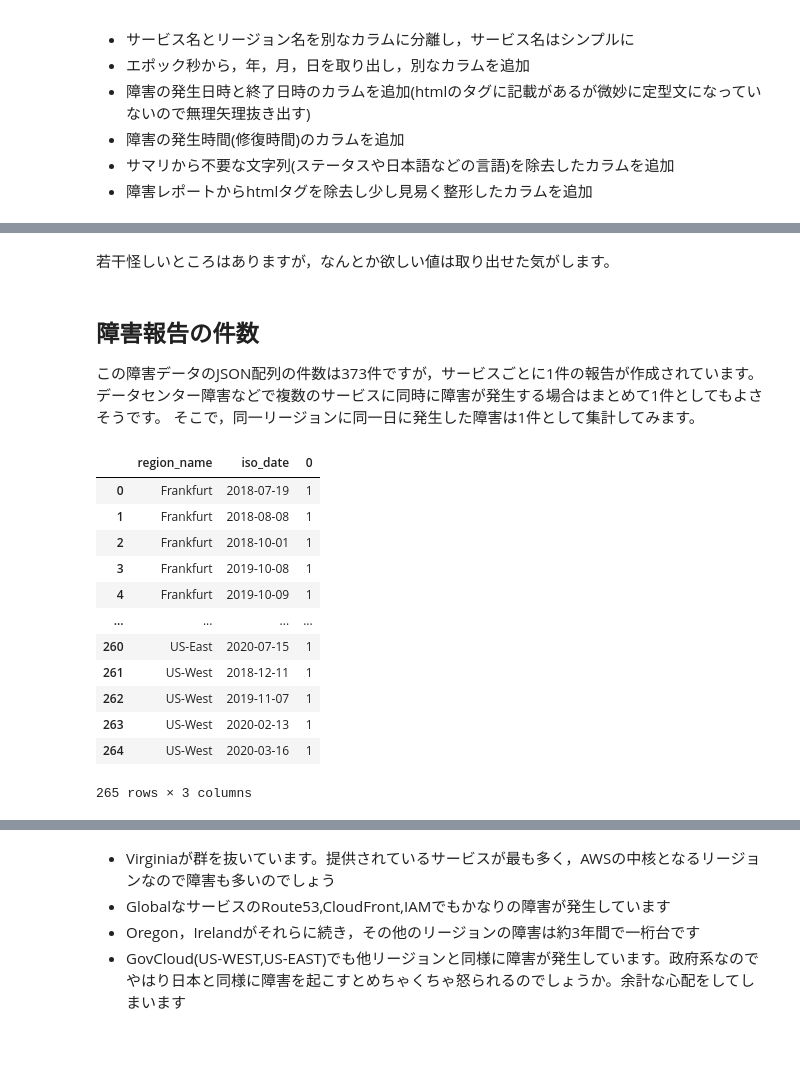
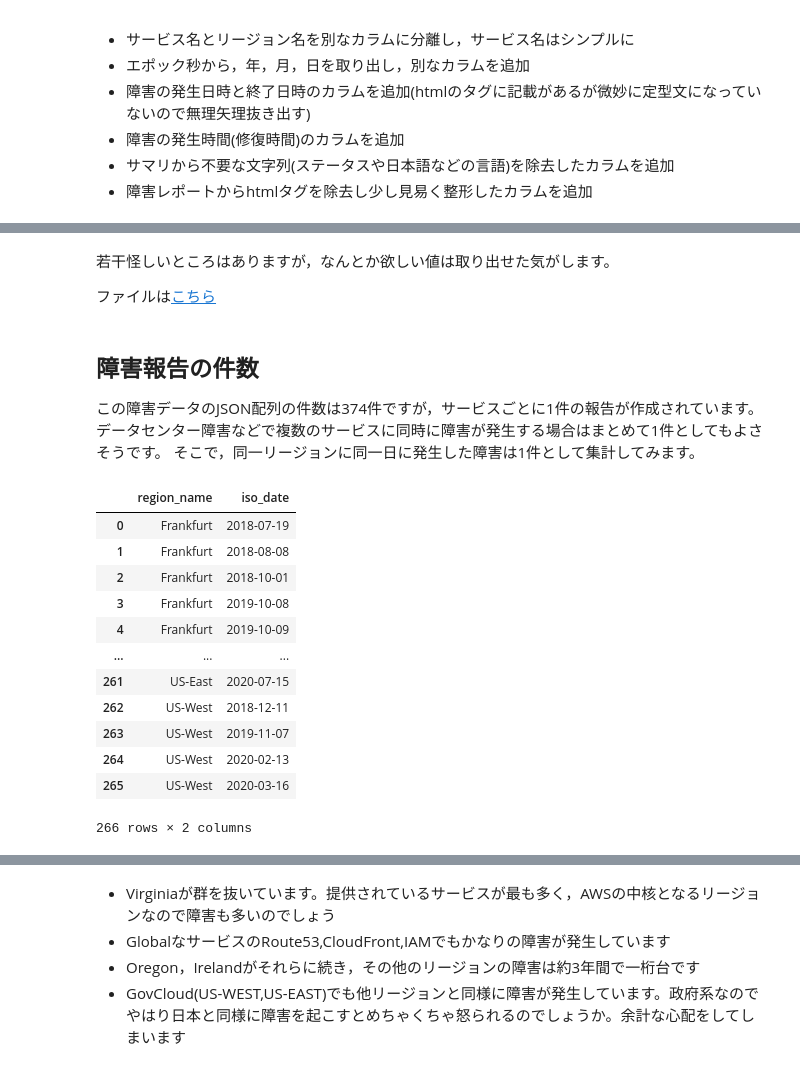
Before and after one commit to rafflesiana/aws-service-health-study, a Jupyter notebook: main.ipynb, the cells around one changed output, grey strips where cells are left out. Saved outputs shown, nothing was run; the diff lists cells and outputs as text; code cells hidden in the pictures.

```diff
--- a/main.ipynb
+++ b/main.ipynb
@@ -96,7 +98,7 @@ def extract_failure_start_end(description):
         )
         > 2
     ):
-        return extract_time(m[0][0]), extract_time(m[-1][1]), 1
+        return extract_time(m[0][0]), extract_time(m[-1][1])
 
     # Most cases
     if (
@@ -105,12 +107,11 @@ def extract_failure_start_end(description):
             description,
         )
     ) and re.match(r"\d{1,2}:\d{2}", m.group(1)):
-        return extract_time(m.group(1)), extract_time(m.group(2)), 2
+        return extract_time(m.group(1)), extract_time(m.group(2))
 
     # Others
     start_time = ""
     end_time = ""
-    pattern = 3
 
     if (
         m := re.match(
@@ -119,7 +120,6 @@ def extract_failure_start_end(description):
         )
     ) :
         start_time = m.group(1)
-        pattern += 1
 
     if (m := re.findall(r"(\d{1,2}:\d{2} ?(?:AM|PM))", description)) :
         if not start_time:
@@ -127,12 +127,10 @@ def extract_failure_start_end(description):
 
         if m[-1] == start_time and len(m) > 2:
             end_time = m[-2]
-            pattern += 1
         else:
             end_time = m[-1]
-            pattern += 2
 
-    return extract_time(start_time), extract_time(end_time), pattern
+    return extract_time(start_time), extract_time(end_time)
 
 
 def parse_time(dt, time):
@@ -183,7 +181,7 @@ def preprocess(df):
     df["simple_service_name"], df["region_name"] = zip(
         *df["service_name"].map(extract_service_name)
     )
-    df["start_time"], df["end_time"], df["pattern_for_debug"] = zip(
+    df["start_time"], df["end_time"] = zip(
         *df["description"].map(extract_failure_start_end)
     )
     df["timezone"] = df["description"].map(
@@ -219,24 +217,26 @@ df
-# %% [markdown]
-若干怪しいところはありますが，なんとか欲しい値は取り出せた気がします。
+# %% [markdown]
+若干怪しいところはありますが，なんとか欲しい値は取り出せた気がします。
+
+ファイルは[こちら](https://github.com/rafflesiana/aws-service-health-study/blob/main/dataframe.csv)
 # %% [markdown]
 ## 障害報告の件数
-この障害データのJSON配列の件数は373件ですが，サービスごとに1件の報告が作成されています。
+この障害データのJSON配列の件数は374件ですが，サービスごとに1件の報告が作成されています。
 データセンター障害などで複数のサービスに同時に障害が発生する場合はまとめて1件としてもよさそうです。
 そこで，同一リージョンに同一日に発生した障害は1件として集計してみます。
 # %%
-df_groupby_region_date = df.groupby(["region_name", "iso_date"]).size().reset_index()
+df_groupby_region_date = df.groupby(["region_name", "iso_date"]).size().reset_index().drop(0, axis=1)
 df_groupby_region_date
 # %% [output]
-|  | region_name | iso_date | 0 |
-| 0 | Frankfurt | 2018-07-19 | 1 |
-| 1 | Frankfurt | 2018-08-08 | 1 |
-| 2 | Frankfurt | 2018-10-01 | 1 |
-| 3 | Frankfurt | 2019-10-08 | 1 |
-| 4 | Frankfurt | 2019-10-09 | 1 |
-| ... | ... | ... | ... |
-| 260 | US-East | 2020-07-15 | 1 |
-| 261 | US-West | 2018-12-11 | 1 |
-| 262 | US-West | 2019-11-07 | 1 |
-| 263 | US-West | 2020-02-13 | 1 |
-| 264 | US-West | 2020-03-16 | 1 |
+|  | region_name | iso_date |
+| 0 | Frankfurt | 2018-07-19 |
+| 1 | Frankfurt | 2018-08-08 |
+| 2 | Frankfurt | 2018-10-01 |
+| 3 | Frankfurt | 2019-10-08 |
+| 4 | Frankfurt | 2019-10-09 |
+| ... | ... | ... |
+| 261 | US-East | 2020-07-15 |
+| 262 | US-West | 2018-12-11 |
+| 263 | US-West | 2019-11-07 |
+| 264 | US-West | 2020-02-13 |
+| 265 | US-West | 2020-03-16 |
-265 rows × 3 columns
+266 rows × 2 columns
```
Also changed, not shown: parts of 27 cells of this notebook, 12 other files.
